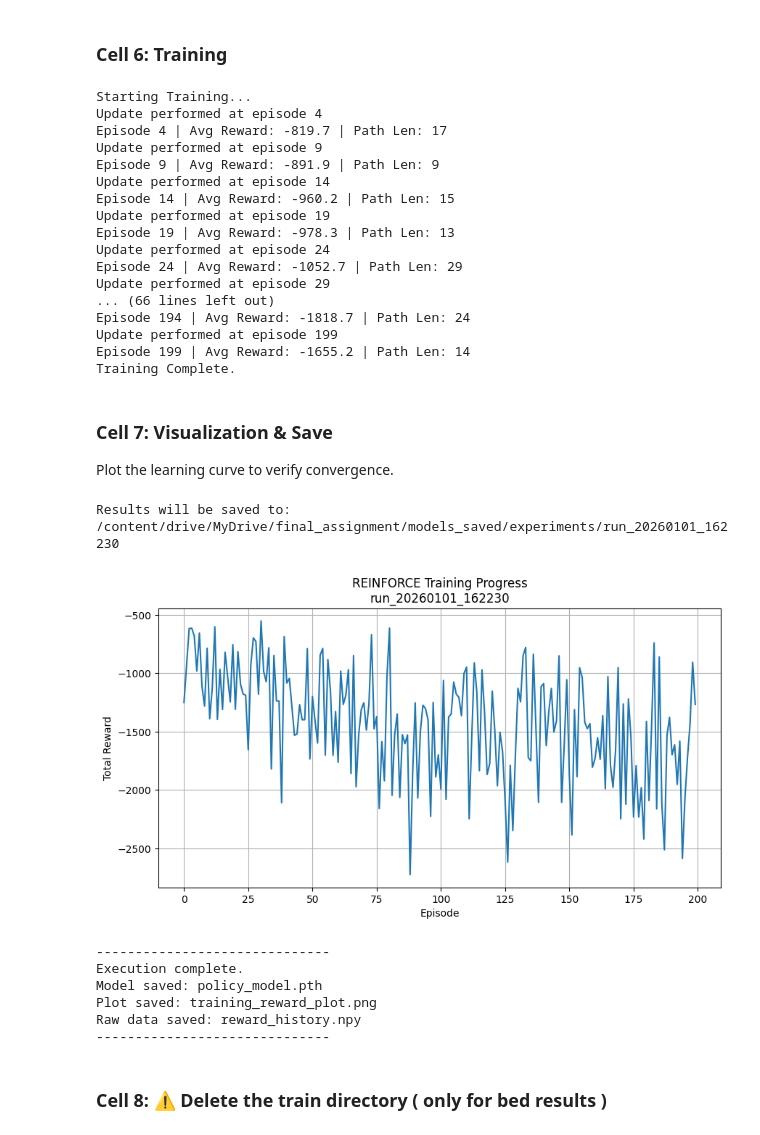
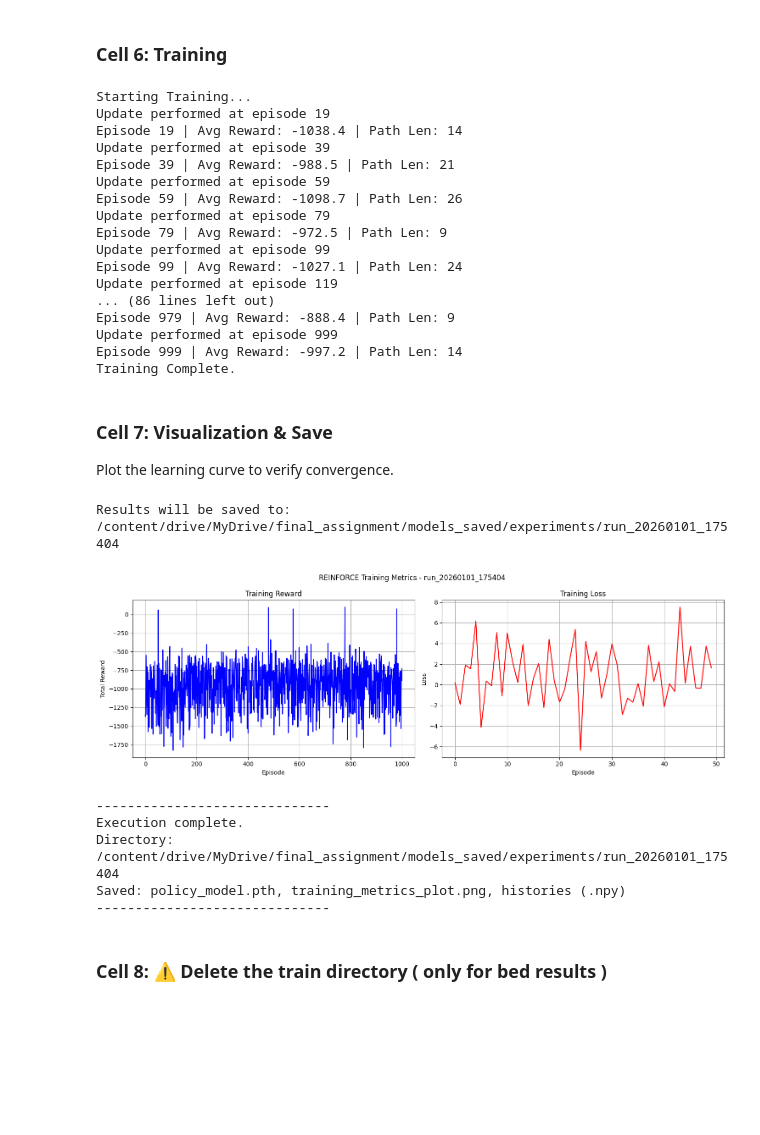
Before and after one commit to orc-podavini-grisenti/final_assignment, a Jupyter notebook: training/reinforcment.ipynb, the cells around one changed output. Cells and saved outputs as stored; diff of their text form; code cells hidden in the pictures; blank space fills up the shorter version.

Commit message:
First Long Training

```diff
--- a/training/reinforcment.ipynb
+++ b/training/reinforcment.ipynb
@@ -67,11 +67,11 @@ Running on: cpu
 ### Cell 2: Load Training Hyperparameters
 # %%
 # Hyperparameters
-MAX_EPISODES = 200
-MAX_STEPS = 200
-LR = 1e-3
-BATCH_SIZE = 5
-GAMMA = 0.99
+MAX_EPISODES = 1000
+MAX_STEPS    = 200
+LR           = 3e-4
+BATCH_SIZE   = 20
+GAMMA        = 0.99
 # %% [markdown]
 ### Cell 3: Intialization
 # %%
@@ -256,21 +256,21 @@ for episode in range(MAX_EPISODES):
 print("Training Complete.")
 # %% [output]
 Starting Training...
-Update performed at episode 4
-Episode 4 | Avg Reward: -819.7 | Path Len: 17
-Update performed at episode 9
-Episode 9 | Avg Reward: -891.9 | Path Len: 9
-Update performed at episode 14
-Episode 14 | Avg Reward: -960.2 | Path Len: 15
 Update performed at episode 19
-Episode 19 | Avg Reward: -978.3 | Path Len: 13
-Update performed at episode 24
-Episode 24 | Avg Reward: -1052.7 | Path Len: 29
-Update performed at episode 29
-... (66 lines left out)
-Episode 194 | Avg Reward: -1818.7 | Path Len: 24
-Update performed at episode 199
-Episode 199 | Avg Reward: -1655.2 | Path Len: 14
+Episode 19 | Avg Reward: -1038.4 | Path Len: 14
+Update performed at episode 39
+Episode 39 | Avg Reward: -988.5 | Path Len: 21
+Update performed at episode 59
+Episode 59 | Avg Reward: -1098.7 | Path Len: 26
+Update performed at episode 79
+Episode 79 | Avg Reward: -972.5 | Path Len: 9
+Update performed at episode 99
+Episode 99 | Avg Reward: -1027.1 | Path Len: 24
+Update performed at episode 119
+... (86 lines left out)
+Episode 979 | Avg Reward: -888.4 | Path Len: 9
+Update performed at episode 999
+Episode 999 | Avg Reward: -997.2 | Path Len: 14
 Training Complete.
 # %% [markdown]
 ### Cell 7: Visualization & Save
@@ -300,50 +300,53 @@ print(f"Results will be saved to: {output_dir}")
 # We create a figure with 2 subplots (1 row, 2 columns)
 fig, (ax1, ax2) = plt.subplots(1, 2, figsize=(15, 5))
 
+# Process histories to ensure they are plottable (handle tensors)
+clean_rewards = [r.detach().cpu().item() if torch.is_tensor(r) else r for r in reward_history]
+clean_losses = [l.detach().cpu().item() if torch.is_tensor(l) else l for l in loss_history]
+
 # Plot 1: Total Reward
-ax1.plot(reward_history, color='blue')
+ax1.plot(clean_rewards, color='blue')
 ax1.set_title("Training Reward")
 ax1.set_xlabel("Episode")
 ax1.set_ylabel("Total Reward")
 ax1.grid(True)
 
 # Plot 2: Training Loss
 # Note: Ensure you are appending your loss values to a list named 'loss_history' during training
-ax2.plot(loss_history, color='red')
+ax2.plot(clean_losses, color='red')
 ax2.set_title("Training Loss")
 ax2.set_xlabel("Episode")
 ax2.set_ylabel("Loss")
 ax2.grid(True)
 
 plt.suptitle(f"REINFORCE Training Metrics - {run_id}")
 plt.tight_layout() # Adjust spacing so titles don't overlap
 
 # Save the combined plot
 plot_filename = "training_metrics_plot.png"
 plt.savefig(os.path.join(output_dir, plot_filename))
 plt.show()
 
 # --- 3. SAVING MODEL AND DATA ---
 model_filename = "policy_model.pth"
 torch.save(policy.state_dict(), os.path.join(output_dir, model_filename))
 
 # Save both histories for future analysis
-np.save(os.path.join(output_dir, "reward_history.npy"), np.array(reward_history))
-np.save(os.path.join(output_dir, "loss_history.npy"), np.array(loss_history))
+np.save(os.path.join(output_dir, "reward_history.npy"), np.array(clean_rewards))
+np.save(os.path.join(output_dir, "loss_history.npy"), np.array(clean_losses))
 
 print("-" * 30)
 print(f"Execution complete.")
 print(f"Directory: {output_dir}")
 print(f"Saved: {model_filename}, {plot_filename}, histories (.npy)")
 print("-" * 30)
 # %% [output]
-Results will be saved to: /content/drive/MyDrive/final_assignment/models_saved/experiments/run_20260101_162230
+Results will be saved to: /content/drive/MyDrive/final_assignment/models_saved/experiments/run_20260101_175404
-[figure, old version]
+[figure, new version]
 ------------------------------
 Execution complete.
-Model saved: policy_model.pth
-Plot saved: training_reward_plot.png
-Raw data saved: reward_history.npy
+Directory: /content/drive/MyDrive/final_assignment/models_saved/experiments/run_20260101_175404
+Saved: policy_model.pth, training_metrics_plot.png, histories (.npy)
 ------------------------------
 # %% [markdown]
 ### Cell 8: ⚠ Delete the train directory ( only for bed results )
```
Also changed, not shown: parts of 3 cells of this notebook.
